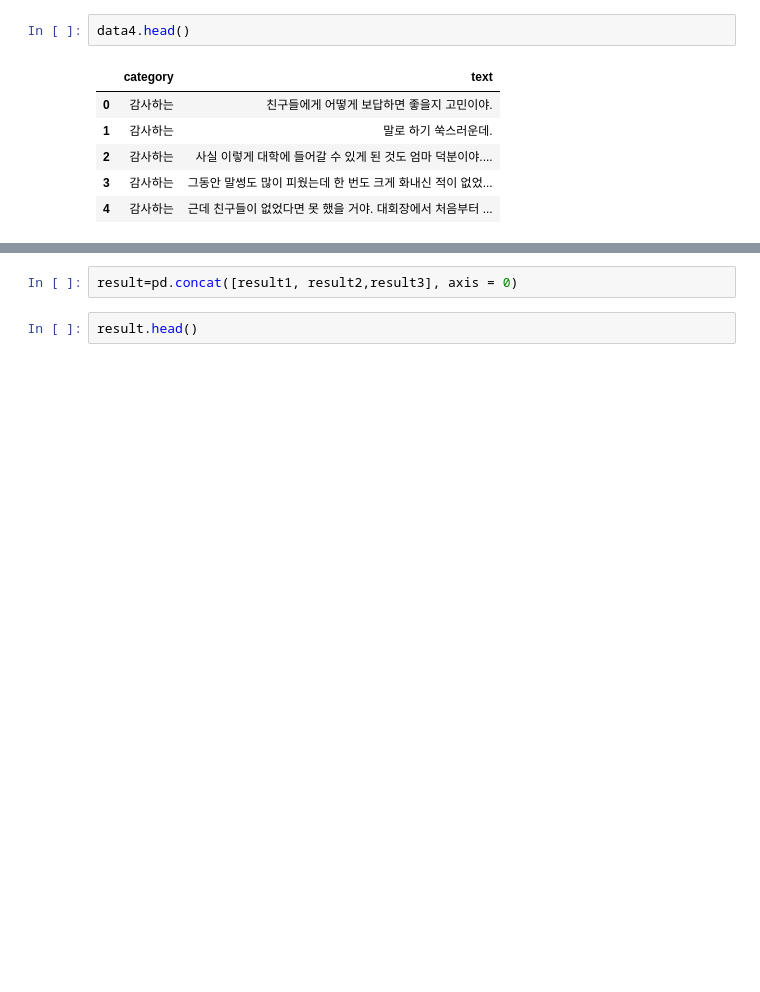
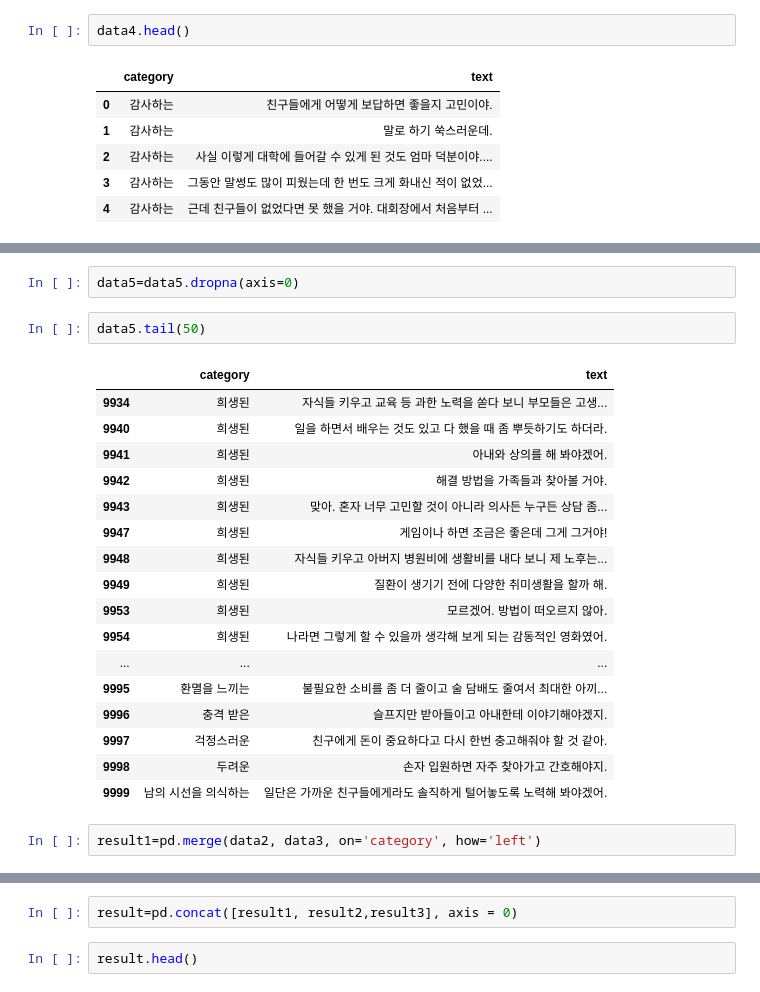
Before and after one commit to 2zyworld/Bigdata, a Jupyter notebook: 감성대화말뭉치_원천데이터_전처리.ipynb, the cells around one changed output, grey strips where cells are left out. Saved outputs shown, nothing was run; the diff lists cells and outputs as text; blank space fills up the shorter version.

```diff
--- a/감성대화말뭉치_원천데이터_전처리.ipynb
+++ b/감성대화말뭉치_원천데이터_전처리.ipynb
@@ -182,0 +181,24 @@ result3.tail()
+# %%
+data5=data5.dropna(axis=0)
+# %%
+data5.tail(50)
+# %% [output]
+|  | category | text |
+| 9934 | 희생된 | 자식들 키우고 교육 등 과한 노력을 쏟다 보니 부모들은 고생... |
+| 9940 | 희생된 | 일을 하면서 배우는 것도 있고 다 했을 때 좀 뿌듯하기도 하더라. |
+| 9941 | 희생된 | 아내와 상의를 해 봐야겠어. |
+| 9942 | 희생된 | 해결 방법을 가족들과 찾아볼 거야. |
+| 9943 | 희생된 | 맞아. 혼자 너무 고민할 것이 아니라 의사든 누구든 상담 좀... |
+| 9947 | 희생된 | 게임이나 하면 조금은 좋은데 그게 그거야! |
+| 9948 | 희생된 | 자식들 키우고 아버지 병원비에 생활비를 내다 보니 제 노후는... |
+| 9949 | 희생된 | 질환이 생기기 전에 다양한 취미생활을 할까 해. |
+| 9953 | 희생된 | 모르겠어. 방법이 떠오르지 않아. |
+| 9954 | 희생된 | 나라면 그렇게 할 수 있을까 생각해 보게 되는 감동적인 영화였어. |
+| ... | ... | ... |
+| 9995 | 환멸을 느끼는 | 불필요한 소비를 좀 더 줄이고 술 담배도 줄여서 최대한 아끼... |
+| 9996 | 충격 받은 | 슬프지만 받아들이고 아내한테 이야기해야겠지. |
+| 9997 | 걱정스러운 | 친구에게 돈이 중요하다고 다시 한번 충고해줘야 할 것 같아. |
+| 9998 | 두려운 | 손자 입원하면 자주 찾아가고 간호해야지. |
+| 9999 | 남의 시선을 의식하는 | 일단은 가까운 친구들에게라도 솔직하게 털어놓도록 노력해 봐야겠어. |
+# %%
+result1=pd.merge(data2, data3, on='category', how='left')
```
Also changed, not shown: parts of 33 cells of this notebook, 8 other files.
